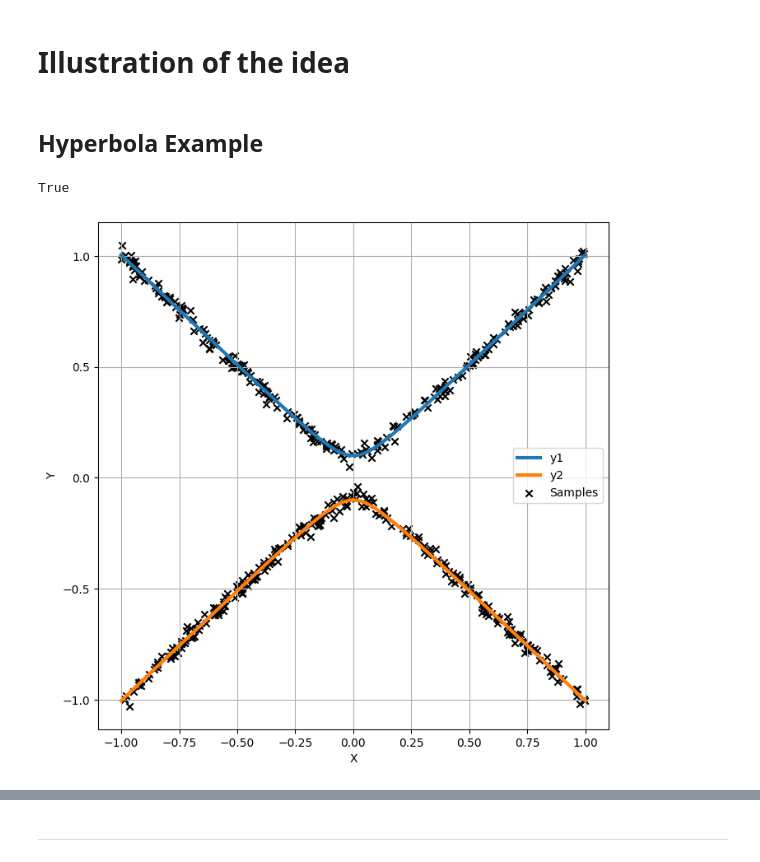
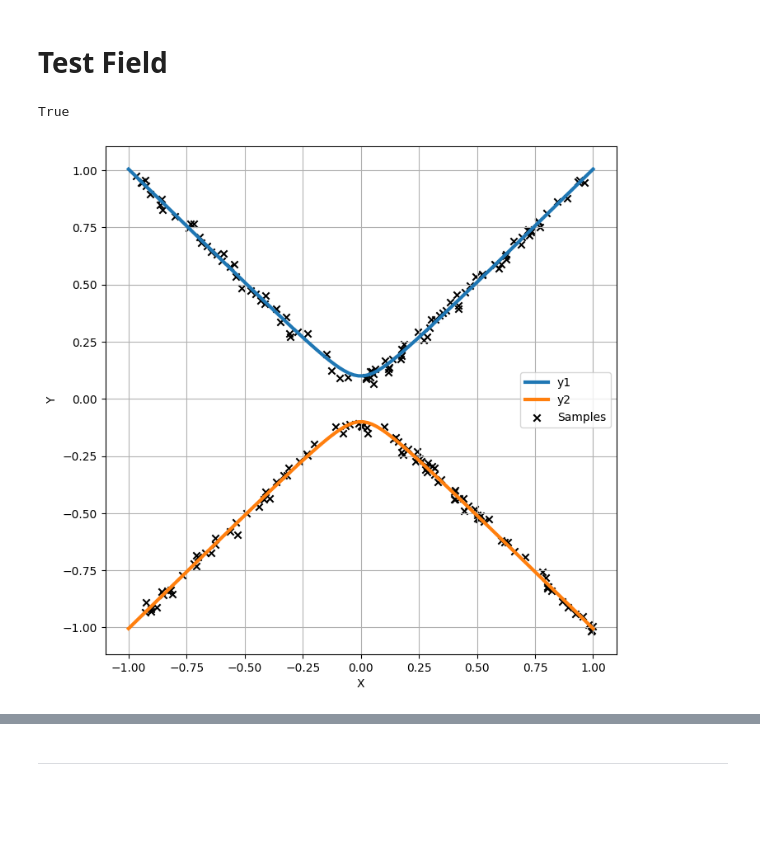
Before and after one commit to zipping-suger/MultiModLearn, a Jupyter notebook: note.ipynb, the cells around one changed output, grey strips where cells are left out. Drawn from its saved outputs; the diff is of its cells as text; code cells hidden in the pictures; blank space fills up the shorter version.

```diff
--- a/note.ipynb
+++ b/note.ipynb
@@ -103,7 +1,5 @@ plot_robot_and_heatmap(robot, discriminator, conjugate_angles)
-# %% [markdown]
-# Illustration of the idea
-# %% [markdown]
-## Hyperbola Example
+# %% [markdown]
+# Test Field
 # %%
 # utility
 import numpy as np
@@ -137,37 +33,37 @@ y_multi = y_hyperbola
 y_multi_rand = rand_mod(y_multi)
 
 # Create a dataset of (x, y) pairs
-num_samples = 500
+num_samples = 200
 x = np.random.uniform(-1, 1, num_samples)
 y = np.array([y_multi_rand(x_i) for x_i in x])
 
 # # If we want not conflicting data
 # num_samples = 500
 # x = np.random.uniform(-1, 1, num_samples)
 # y = np.array([y_multi(x_i)[0] for x_i in x])
 
 print(x.shape == y.shape)
 
 # Plot the function and the samples
 x_vals = np.linspace(-1, 1, 100)
 y_vals = [y_multi(x_i) for x_i in x_vals]
 y_vals_transposed = list(zip(*y_vals))
 
 plt.figure(figsize=(8, 8))
 for i, y_val in enumerate(y_vals_transposed):
     plt.plot(x_vals, y_val, label=f'y{i+1}', linewidth=3)
 
 # plt.hist2d(x, y, bins=50, cmap='viridis', alpha=0.5)
 plt.scatter(x, y, marker='x', color='black', label='Samples')
 plt.xlabel('X')
 plt.ylabel('Y')
 plt.grid()
 plt.legend()
 
 # Save the image
 plt.savefig('asset/proposal/hyperbola_data.png', dpi = 300)
 
 plt.show()
 # %% [output]
 True
-[figure, old version]
+[figure, new version]
```
Also changed, not shown: parts of 20 cells of this notebook, 9 other files.
